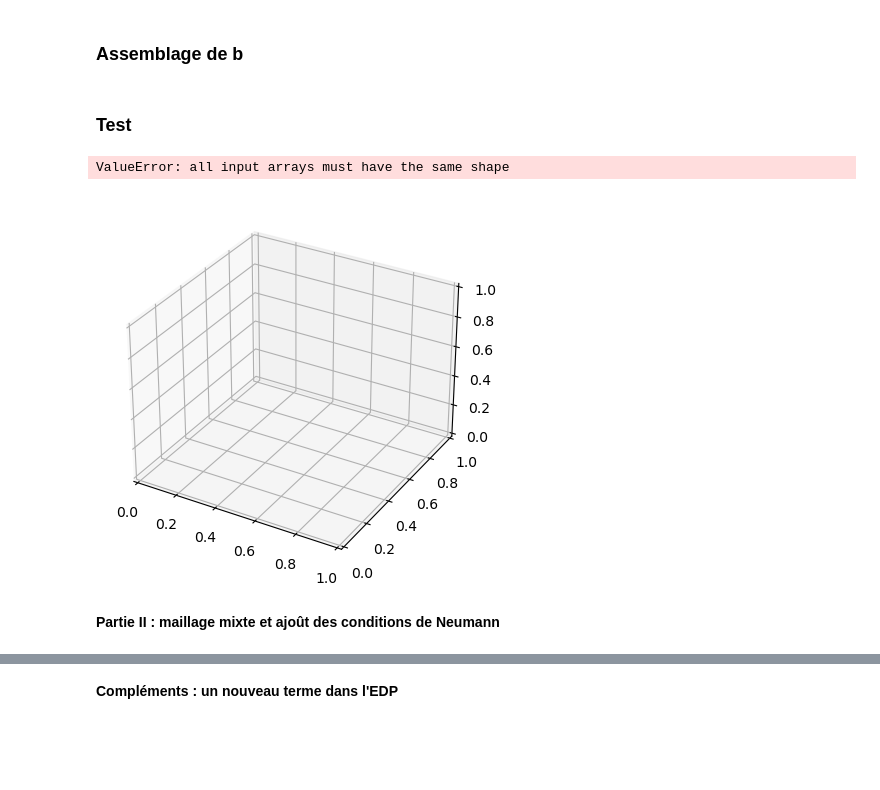
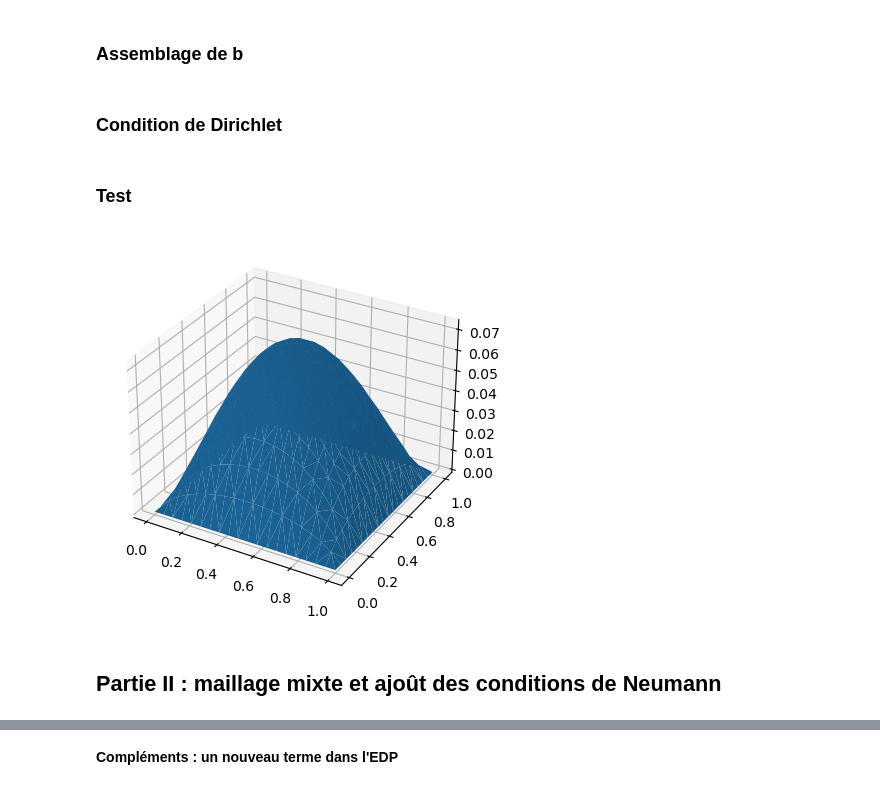
Before and after one commit to AdV31/N7, a Jupyter notebook: 2A/EDP/TP/TP-EDP.ipynb, the cells around one changed output, grey strips where cells are left out. Drawn from its saved outputs; the diff is of its cells as text; code cells hidden in the pictures; blank space fills up the shorter version.

```diff
--- a/2A/EDP/TP/TP-EDP.ipynb
+++ b/2A/EDP/TP/TP-EDP.ipynb
@@ -151,20 +151,31 @@ def b(f,elements3,coordinates):
         for j in range(3):
             b[elements3[i,j],0] += f(C)*(Alpha(A1,A2,A3)/6)
     return b
+# %% [markdown]
+### Condition de Dirichlet
+# %%
+def detection_dirichlet(dirichlet, A, b):
+    for i in range(dirichlet.shape[0]):
+        A[dirichlet[i,0],:] = 0
+        A[:,dirichlet[i,0]] = 0
+        A[dirichlet[i,0],dirichlet[i,0]] = 1
+        b[dirichlet[i,0],0] = 0
+    return A, b
 # %% [markdown]
 ### Test
 # %%
-[coordinates, elements3, dirichlet, neumann] = maillage(10)
+[coordinates, elements3, dirichlet, neumann] = maillage(20)
 A = Assemblage(coordinates,elements3)
 f = lambda x : 1
 b = b(f,elements3,coordinates)
-u = np.linalg.solve(A,b)
+A_Dirichlet, b_Dirichlet = detection_dirichlet(dirichlet, A, b)
+u = np.linalg.solve(A_Dirichlet, b_Dirichlet)
+u = u.flatten()
 show(coordinates,u)
 # %% [output]
-ValueError: all input arrays must have the same shape
-[figure, old version]
+[figure, new version]
 # %% [markdown]
-**Partie II : maillage mixte et ajoût des conditions de Neumann**
+## Partie II : maillage mixte et ajoût des conditions de Neumann
 # %%
 ############################# Maillage mixte ################
 e3=np.array([[1,2,12],[2,3,12],[3,4,14],[4,5,14],[2,15,3],[3,15,4]]).astype(int)
```
Also changed, not shown: parts of 17 cells of this notebook.
